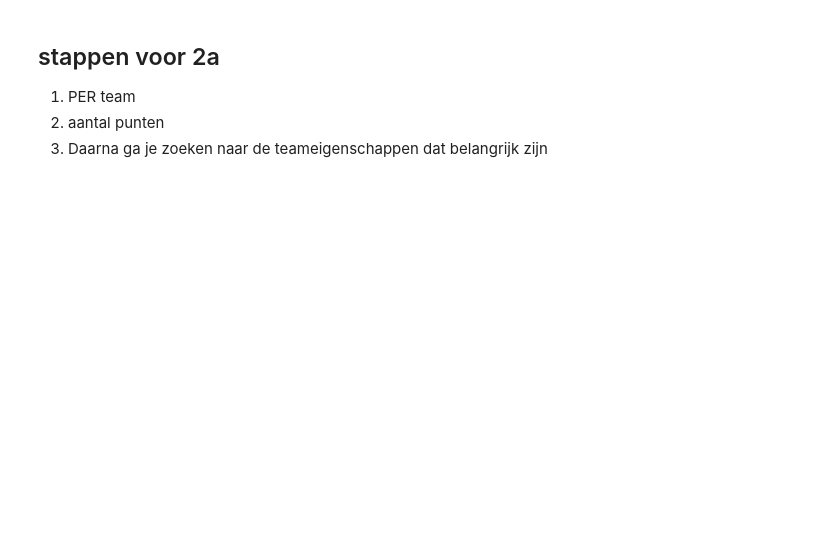
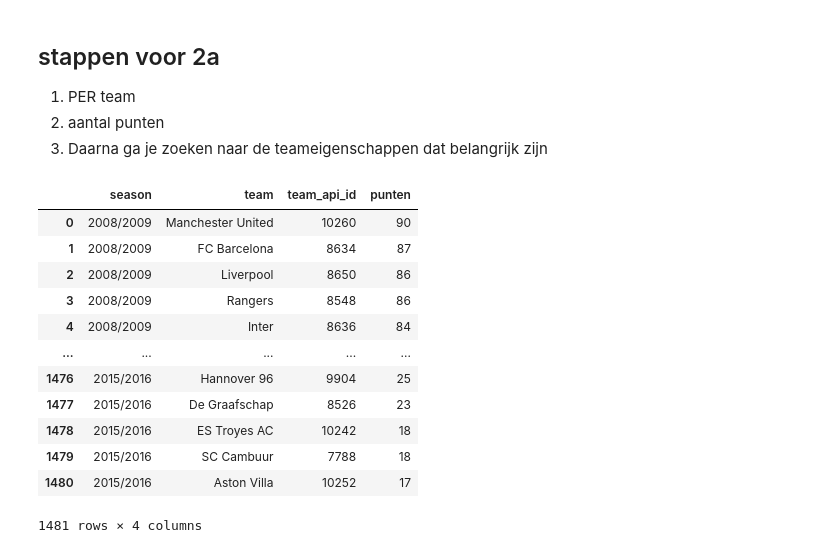
Before and after one commit to Ardjun6/Groep6-datalab-sprint_2, a Jupyter notebook: fc_barcelona_analysis.ipynb, the cells around one changed output. Cells and saved outputs as stored; diff of their text form; code cells hidden in the pictures; blank space fills up the shorter version.

```diff
--- a/fc_barcelona_analysis.ipynb
+++ b/fc_barcelona_analysis.ipynb
@@ -49,11 +49,12 @@ class DatabaseViewer:
 
         Returns
         -------
-        Datafframe
+        DataFrame
             Toont het resultaat als pandas DataFrame.
         """
         df = pd.read_sql_query(query, self.conn)
         display(df)
+        return df
 
     def show_head_query(self, query):
         """
@@ -527,31 +582,36 @@ ORDER BY season;
 # %%
 punten_df = bar.show_query(
 """SELECT
     season,
     team.team_long_name AS team,
+    team.team_api_id,
     SUM(
         CASE
             WHEN match.home_team_api_id = team.team_api_id AND home_team_goal > away_team_goal THEN 3
             WHEN match.away_team_api_id = team.team_api_id AND away_team_goal > home_team_goal THEN 3
             WHEN home_team_goal = away_team_goal THEN 1
             ELSE 0
         END
     ) AS punten
 FROM match
-INNER JOIN league ON match.league_id = league.id
-INNER JOIN team ON team.team_api_id = match.home_team_api_id
-               OR team.team_api_id = match.away_team_api_id
-GROUP BY team, season
-ORDER BY season, punten DESC;
+INNER JOIN team
+    ON team.team_api_id = match.home_team_api_id
+    OR team.team_api_id = match.away_team_api_id
+GROUP BY match.season, team.team_long_name, team.team_api_id
+ORDER BY match.season, punten DESC
 """
 )
-
-
-teameig = bar.show_query(
-"""
-SELECT *
-FROM team_attributes
-ORDER BY team_api_id DESC
-
-"""
-)
+# %% [output]
+|  | season | team | team_api_id | punten |
+| 0 | 2008/2009 | Manchester United | 10260 | 90 |
+| 1 | 2008/2009 | FC Barcelona | 8634 | 87 |
+| 2 | 2008/2009 | Liverpool | 8650 | 86 |
+| 3 | 2008/2009 | Rangers | 8548 | 86 |
+| 4 | 2008/2009 | Inter | 8636 | 84 |
+| ... | ... | ... | ... | ... |
+| 1476 | 2015/2016 | Hannover 96 | 9904 | 25 |
+| 1477 | 2015/2016 | De Graafschap | 8526 | 23 |
+| 1478 | 2015/2016 | ES Troyes AC | 10242 | 18 |
+| 1479 | 2015/2016 | SC Cambuur | 7788 | 18 |
+| 1480 | 2015/2016 | Aston Villa | 10252 | 17 |
+1481 rows × 4 columns
```
Also changed, not shown: parts of 12 cells of this notebook.
